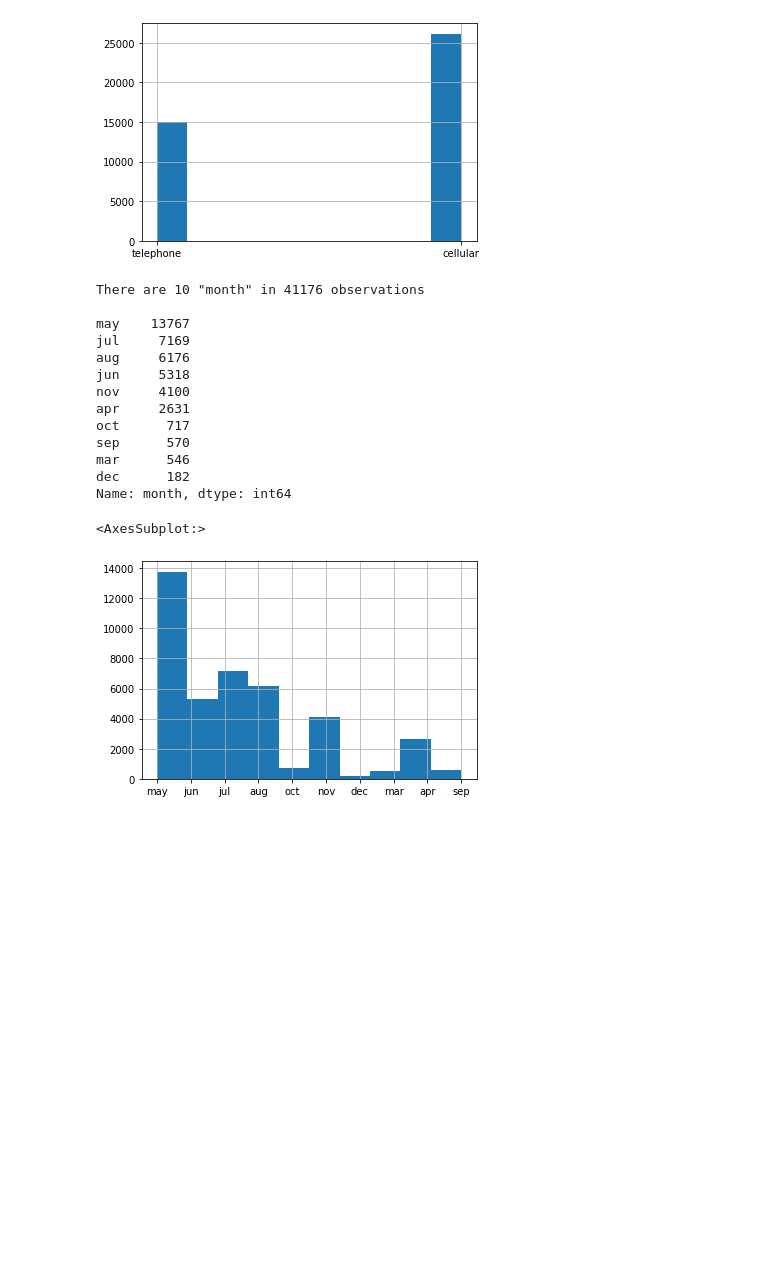
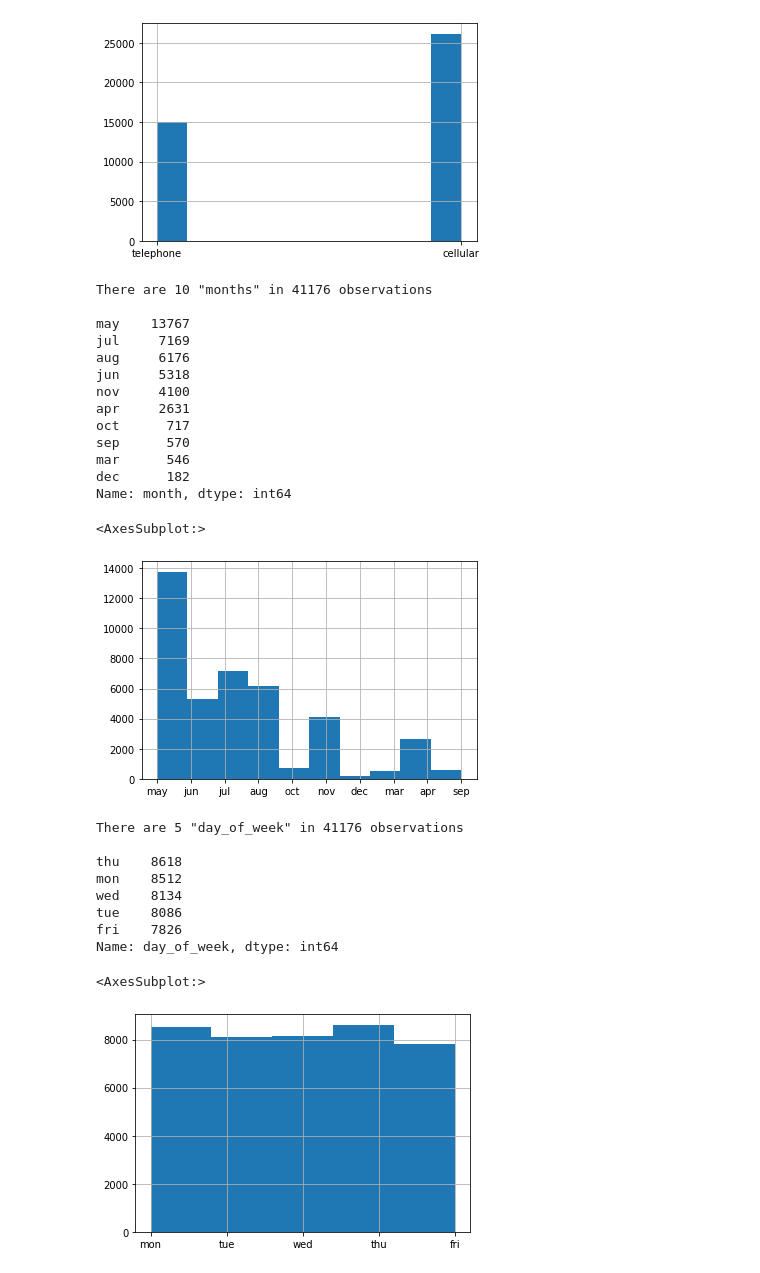
Before and after one commit to jgayosof/logistic-regression-project-tutorial, a Jupyter notebook: src/Sample_Steps.ipynb, the cells around one changed output. Saved outputs shown, nothing was run; the diff lists cells and outputs as text; code cells hidden in the pictures; blank space fills up the shorter version.

```diff
--- a/src/Sample_Steps.ipynb
+++ b/src/Sample_Steps.ipynb
@@ -295,12 +307,12 @@ Name: contact, dtype: int64
 
 nuniques = df_raw['month'].nunique()
 counts = df_raw['month'].value_counts()
-print(f'There are {nuniques} "month" in {df_len} observations \n')
+print(f'There are {nuniques} "months" in {len(df_raw)} observations \n')
 print(f'{counts}')
 
 df_raw['month'].hist()
 # %% [output]
-There are 10 "month" in 41176 observations
+There are 10 "months" in 41176 observations
 
 may    13767
 jul     7169
@@ -315,3 +327,23 @@ dec      182
 Name: month, dtype: int64
 <AxesSubplot:>
 [figure]
+# %%
+# 'day_of_week' analysis
+
+nuniques = df_raw['day_of_week'].nunique()
+counts = df_raw['day_of_week'].value_counts()
+print(f'There are {nuniques} "day_of_week" in {len(df_raw)} observations \n')
+print(f'{counts}')
+
+df_raw['day_of_week'].hist(bins=5)
+# %% [output]
+There are 5 "day_of_week" in 41176 observations
+
+thu    8618
+mon    8512
+wed    8134
+tue    8086
+fri    7826
+Name: day_of_week, dtype: int64
+<AxesSubplot:>
+[figure, added]
```
Also changed, not shown: parts of 29 cells of this notebook.
